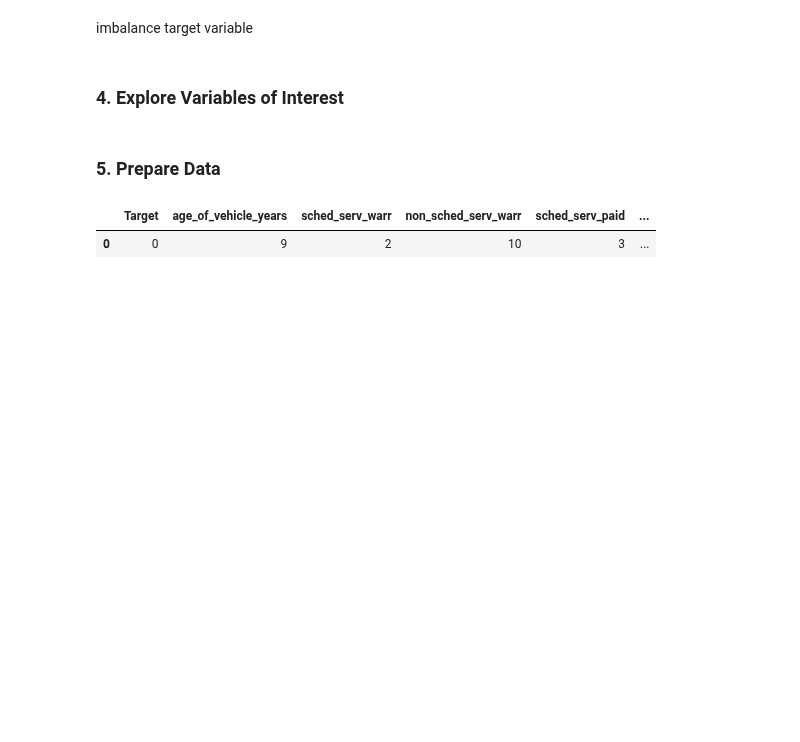
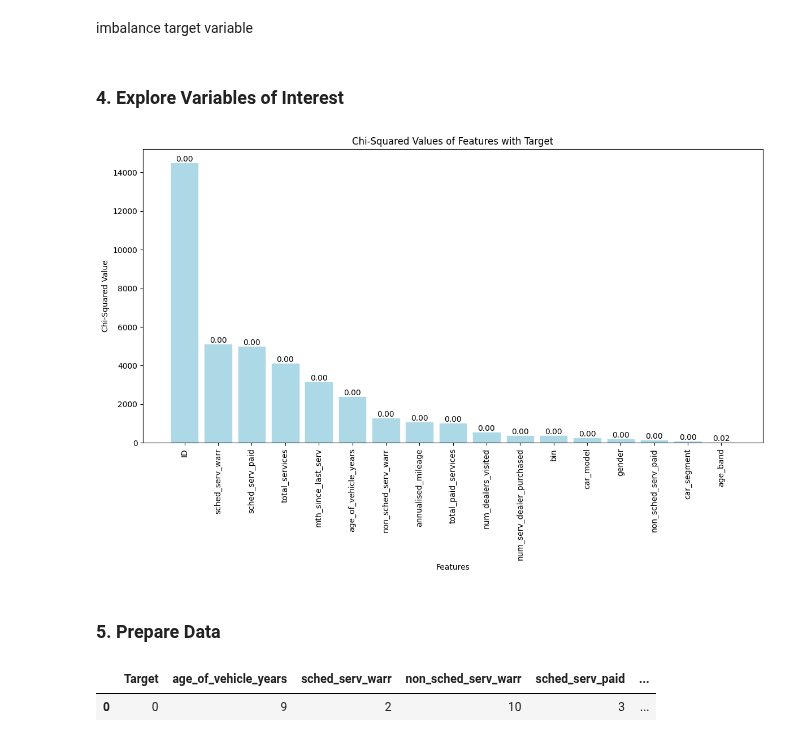
Before and after one commit to smonto43/UTS_MDSI, a Jupyter notebook: 36106MLAA/Assigment2/MLAA_Notebook_Template.ipynb, the cells around one changed output. Cells and saved outputs as stored; diff of their text form; code cells hidden in the pictures; blank space fills up the shorter version.

```diff
--- a/36106MLAA/Assigment2/MLAA_Notebook_Template.ipynb
+++ b/36106MLAA/Assigment2/MLAA_Notebook_Template.ipynb
@@ -218,6 +281,58 @@ plt.xticks(rotation=90)
 imbalance target variable
 # %% [markdown]
 ### 4. Explore Variables of Interest
+# %%
+
+chi2_values = []
+p_values = []
+columns = []
+
+for column in df.columns:
+    if column != 'Target':  # Update the target variable name
+        if df[column].dtype in ['int64', 'float64']:
+            # Binning continuous variables into quintiles
+            df['bin'] = pd.qcut(df[column], q=5, duplicates='drop')
+            cross_tab = pd.crosstab(df['bin'], df['Target'])
+        else:
+            # Cross-tabulation for categorical variables
+            cross_tab = pd.crosstab(df[column], df['Target'])
+
+        chi2, p, _, _ = chi2_contingency(cross_tab)
+        chi2_values.append(chi2)
+        p_values.append(p)
+        columns.append(column)
+
+# Sorting results by chi-squared values in descending order
+sorted_indices = np.argsort(chi2_values)[::-1]
+sorted_chi2 = np.array(chi2_values)[sorted_indices]
+sorted_columns = np.array(columns)[sorted_indices]
+sorted_p_values = np.array(p_values)[sorted_indices]
+
+# Plotting
+plt.figure(figsize=(12, 8))
+bar_plot = plt.bar(sorted_columns, sorted_chi2, color='skyblue')
+
+# Color coding the bars based on p-value significance
+for i, p in enumerate(sorted_p_values):
+    if p < 0.05:  # Significance level
+        bar_plot[i].set_color('lightblue')
+        plt.text(i, sorted_chi2[i] + 0.1, f"{p:.2f}", ha='center', va='bottom', color='black')
+    else:
+        bar_plot[i].set_color('gray')
+        plt.text(i, sorted_chi2[i] + 0.1, f"{p:.2f}", ha='center', va='bottom', color='black')
+
+plt.title('Chi-Squared Values of Features with Target')
+plt.ylabel('Chi-Squared Value')
+plt.xlabel('Features')
+plt.xticks(rotation=90)
+plt.tight_layout()
+plt.show()
+
+# Clean up the temporary bin column if used
+if 'bin' in df.columns:
+    df.drop('bin', axis=1, inplace=True)
+# %% [output]
+[figure, added]
 # %% [markdown]
 ### 5. Prepare Data
 # %%
```
Also changed, not shown: parts of 19 cells of this notebook.
